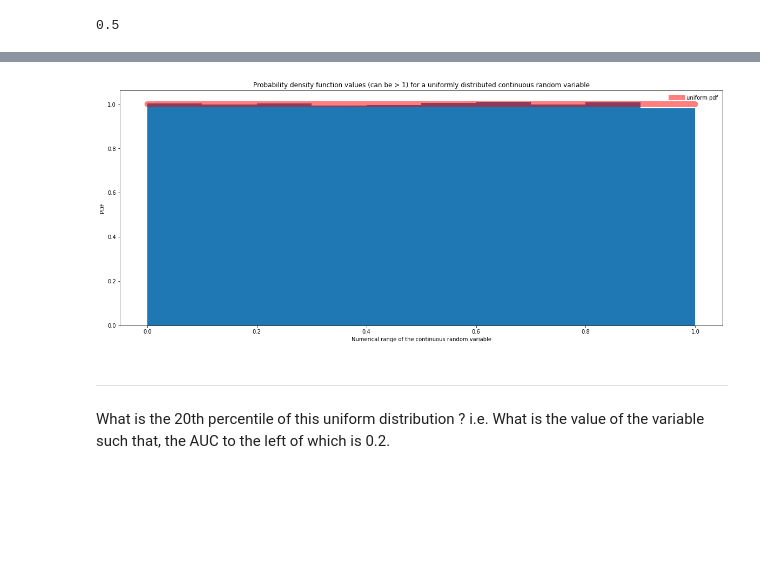
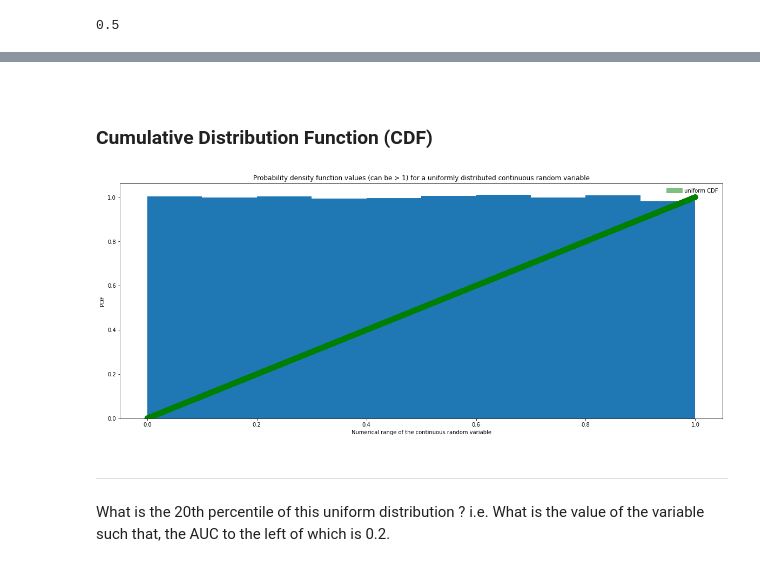
Before and after one commit to shwetapurushe/data-science-world, a Jupyter notebook: DS_Utils/Uniform_Distribution.ipynb, the cells around one changed output, grey strips where cells are left out. Cells and saved outputs as stored; diff of their text form; code cells hidden in the pictures; blank space fills up the shorter version.

Commit message:
further understanding the uniform distribution

```diff
--- a/DS_Utils/Uniform_Distribution.ipynb
+++ b/DS_Utils/Uniform_Distribution.ipynb
@@ -43,18 +63,22 @@ U_rv.median()
+# %% [markdown]
+<br/>
+
+### Cumulative Distribution Function (CDF)
 # %%
 plt.figure(figsize=(20,8))
 
 #fig, ax = plt.subplots(1, 1)
 plt.hist(x, density=True)
-plt.plot(x, uniform.pdf(x),'r', lw=10, alpha=0.5, label='uniform pdf')
+plt.plot(x, uniform.cdf(x),'g', lw=10, alpha=0.5, label='uniform CDF')
 
 plt.xlabel('Numerical range of the continuous random variable')
 plt.ylabel('PDF')
 
 plt.title('Probability density function values (can be > 1) for a uniformly distributed continuous random variable')
 plt.legend(loc='upper right', frameon=False)
 plt.show()
 # %% [output]
-[figure, old version]
+[figure, new version]
 # %% [markdown]
 ---
 
```
Also changed, not shown: parts of 13 cells of this notebook, 1 other file.
